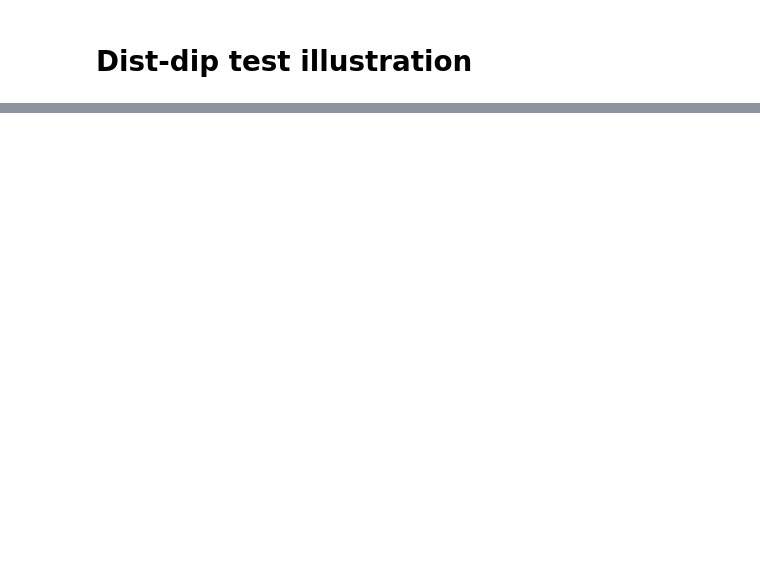
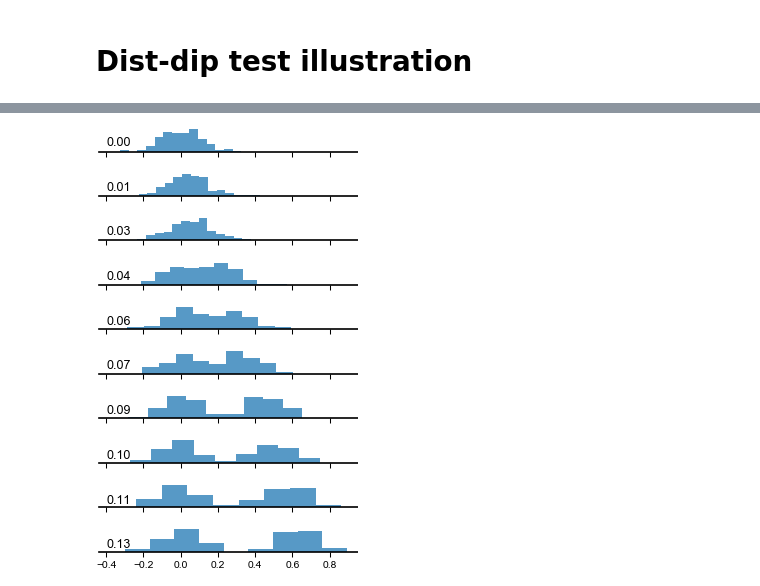
Before and after one commit to bacor/shapes-of-music, a Jupyter notebook: clean_notebooks/Dist-dip test illustration.ipynb, the cells around one changed output, grey strips where cells are left out. Saved outputs shown, nothing was run; the diff lists cells and outputs as text; code cells hidden in the pictures; blank space fills up the shorter version.

```diff
--- a/clean_notebooks/Dist-dip test illustration.ipynb
+++ b/clean_notebooks/Dist-dip test illustration.ipynb
@@ -14,0 +105,16 @@ from scipy.spatial import distance_matrix
+# %%
+mode_distances = np.linspace(0, .7, 50)
+datasets = [
+    np.r_[np.random.normal(0, .1, size=100), np.random.normal(d, .1, size=100)]
+    for d in mode_distances
+]
+# %%
+fig, axs = plt.subplots(len(datasets[::5]), sharex=True, figsize=cm2inch(5, 8), tight_layout=True)
+for ax, dist, dataset in zip(axs, mode_distances, datasets[::5]):
+    sns.histplot(dataset, ax=ax, lw=0)
+    sns.despine(left=True)
+    ax.set_ylabel(None)
+    ax.set_yticks([])
+    ax.annotate(f'{dist:.2f}', xy=(-.4,10), fontsize=6)
+# %% [output]
+[figure, added]
```
Also changed, not shown: parts of 37 cells of this notebook, 3 other files.
